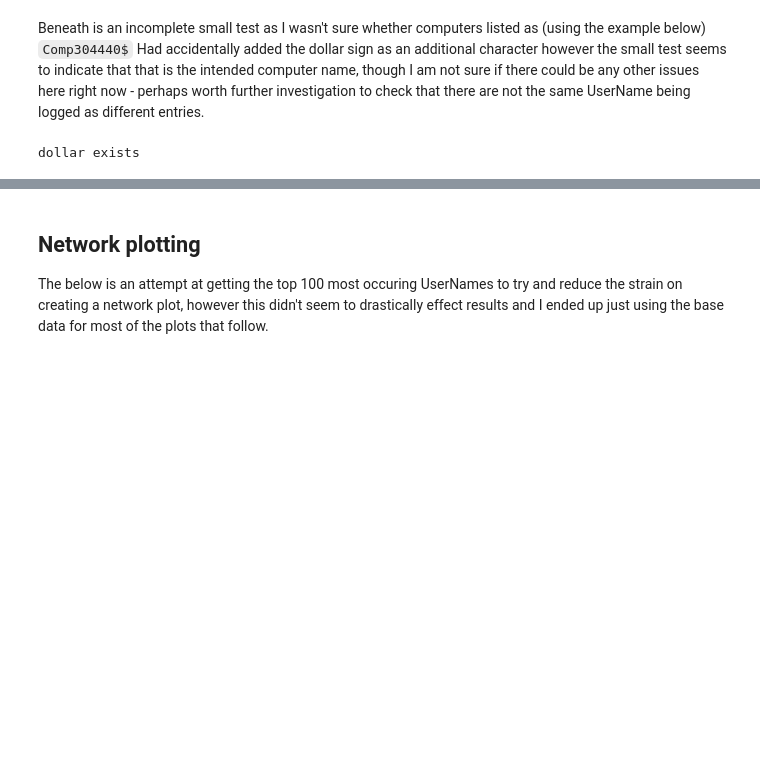
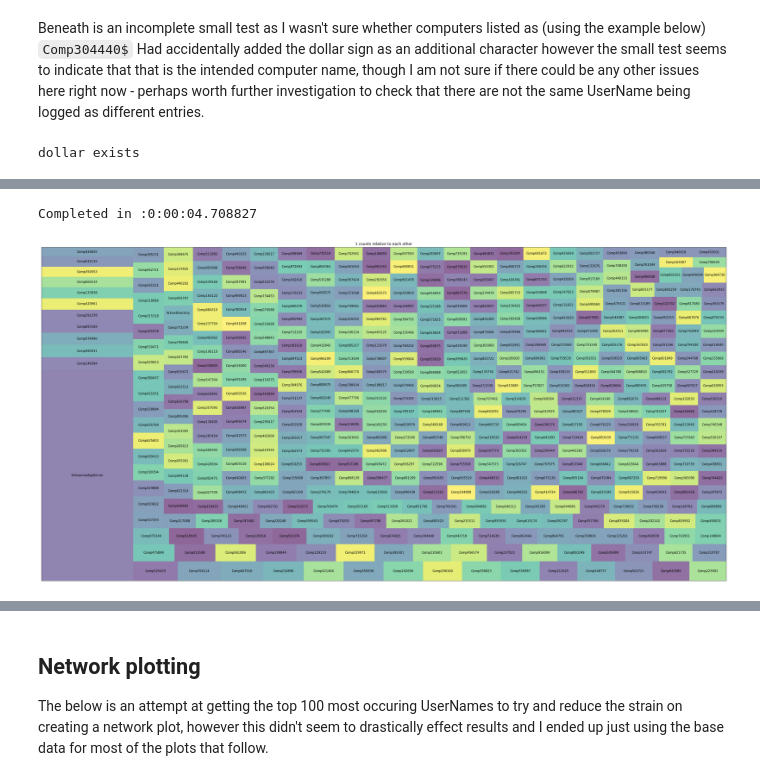
Before and after one commit to gabejg/Advanced-Cyber-Analytics-for-Attack-Detection, a Jupyter notebook: Gabriel/EDA/Process.ipynb, the cells around one changed output, grey strips where cells are left out. Drawn from its saved outputs; the diff is of its cells as text; code cells hidden in the pictures; blank space fills up the shorter version.

```diff
--- a/Gabriel/EDA/Process.ipynb
+++ b/Gabriel/EDA/Process.ipynb
@@ -392,0 +433,5 @@ dollar exists
+# %%
+square_plot(1,500,10)
+# %% [output]
+Completed in :0:00:04.708827
+[figure, added]
```
Also changed, not shown: parts of 12 cells of this notebook, 15 other files.
